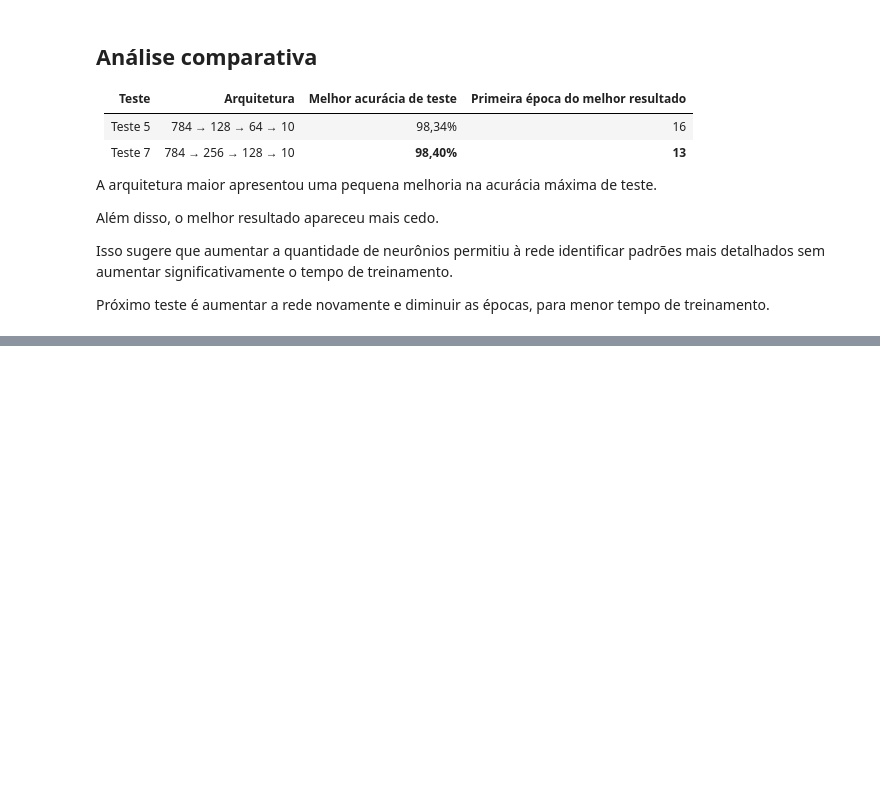
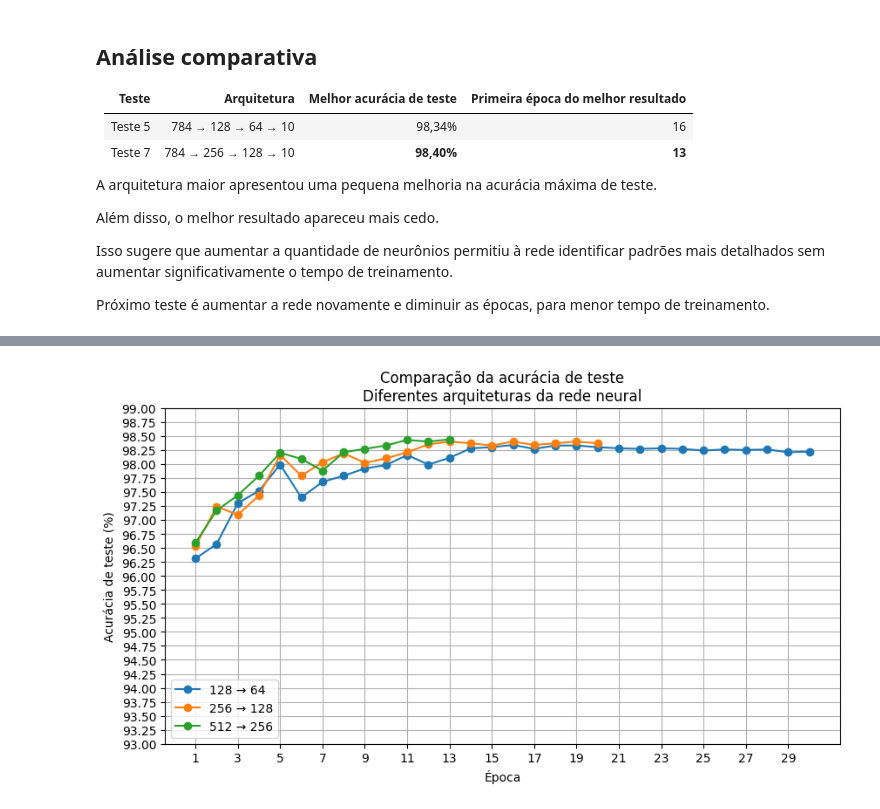
Before and after one commit to Leandro-Filho/Rede_Neural, a Jupyter notebook: notebooks/experimentos.ipynb, the cells around one changed output, grey strips where cells are left out. Cells and saved outputs as stored; diff of their text form; code cells hidden in the pictures; blank space fills up the shorter version.

```diff
--- a/notebooks/experimentos.ipynb
+++ b/notebooks/experimentos.ipynb
@@ -2231,0 +2481,56 @@ de treinamento.
+# %%
+plt.figure(figsize=(10, 5))
+
+plt.plot(
+    epocas_teste_5,
+    acuracia_teste_teste_5,
+    marker="o",
+    label="128 → 64"
+)
+
+plt.plot(
+    epocas_teste_7,
+    acuracia_teste_teste_7,
+    marker="o",
+    label="256 → 128"
+)
+
+plt.plot(
+    epocas_teste_8,
+    acuracia_teste_teste_8,
+    marker="o",
+    label="512 → 256"
+)
+
+plt.title(
+    "Comparação da acurácia de teste\n"
+    "Diferentes arquiteturas da rede neural"
+)
+
+plt.xlabel("Época")
+plt.ylabel("Acurácia de teste (%)")
+
+plt.xticks(
+    range(1, 31, 2)
+)
+
+plt.ylim(
+    93,
+    99
+)
+
+plt.yticks(
+    np.arange(93, 99.25, 0.25)
+)
+
+plt.grid(True)
+plt.legend()
+
+plt.savefig(
+    "../results/comparacao_arquiteturas_acuracia.png",
+    bbox_inches="tight"
+)
+
+plt.show()
+# %% [output]
+[figure, added]
```
Also changed, not shown: parts of 9 cells of this notebook, 4 other files.
